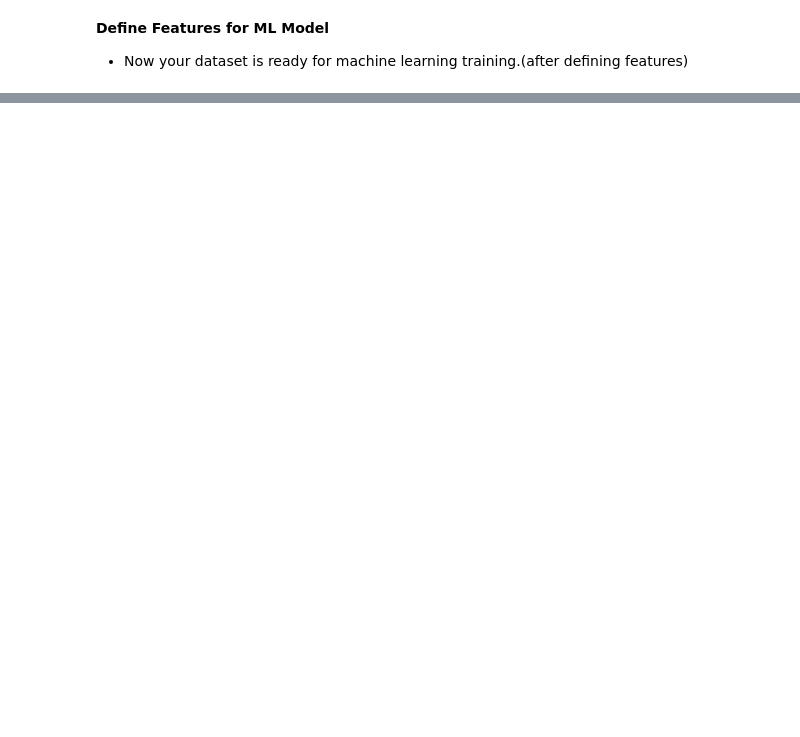
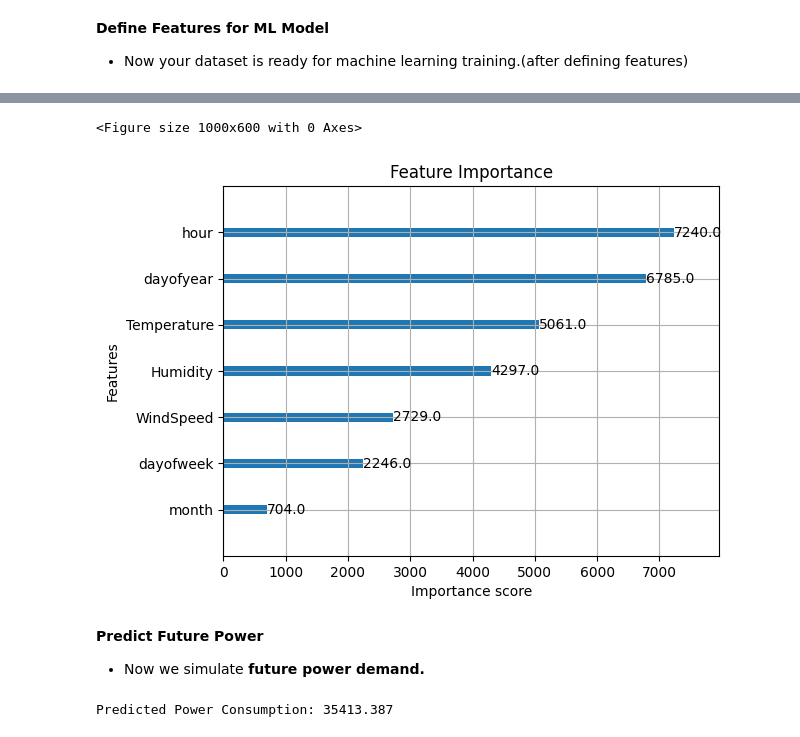
Before and after one commit to kyathamkarthik/datacenter-power-consumption-prediction, a Jupyter notebook: notebooks/power_prediction.ipynb, the cells around one changed output, grey strips where cells are left out. Saved outputs shown, nothing was run; the diff lists cells and outputs as text; code cells hidden in the pictures; blank space fills up the shorter version.

Commit message:
Implemented XGBoost model training, prediction, evaluation and feature importance analysis

```diff
--- a/notebooks/power_prediction.ipynb
+++ b/notebooks/power_prediction.ipynb
@@ -175,7 +175,15 @@ df.head()
 
 * Now your dataset is ready for machine learning training.(after defining features)
 # %%
-FEATURES = ['hour','dayofweek','month','dayofyear','Temperature','Humidity']
+FEATURES = [
+    'hour',
+    'dayofweek',
+    'month',
+    'dayofyear',
+    'Temperature',
+    'Humidity',
+    'WindSpeed'
+]
 TARGET = 'PowerConsumption_Zone1'
 
 X = df[FEATURES]
@@ -192,0 +228,8 @@ Datetime
+# %%
+train_size = int(len(df) * 0.8)
+
+X_train = X.iloc[:train_size]
+X_test = X.iloc[train_size:]
+
+y_train = y.iloc[:train_size]
+y_test = y.iloc[train_size:]
@@ -192,0 +243,8 @@ Datetime
+# %%
+model = XGBRegressor(
+    n_estimators=500,
+    learning_rate=0.05,
+    max_depth=6
+)
+
+model.fit(X_train, y_train)
@@ -192,0 +293,29 @@ Datetime
+# %%
+import xgboost as xgb
+
+plt.figure(figsize=(10,6))
+xgb.plot_importance(model)
+plt.title("Feature Importance")
+plt.show()
+# %% [output]
+<Figure size 1000x600 with 0 Axes>
+[figure, added]
+# %% [markdown]
+**Predict Future Power**
+* Now we simulate **future power demand.**
+# %%
+new_data = pd.DataFrame({
+    'hour': [14],
+    'dayofweek': [2],
+    'month': [7],
+    'dayofyear': [182],
+    'Temperature': [30],
+    'Humidity': [45],
+    'WindSpeed': [10]
+})
+
+future_prediction = model.predict(new_data)
+
+print("Predicted Power Consumption:", future_prediction[0])
+# %% [output]
+Predicted Power Consumption: 35413.387
```
Also changed, not shown: parts of 13 cells of this notebook.
